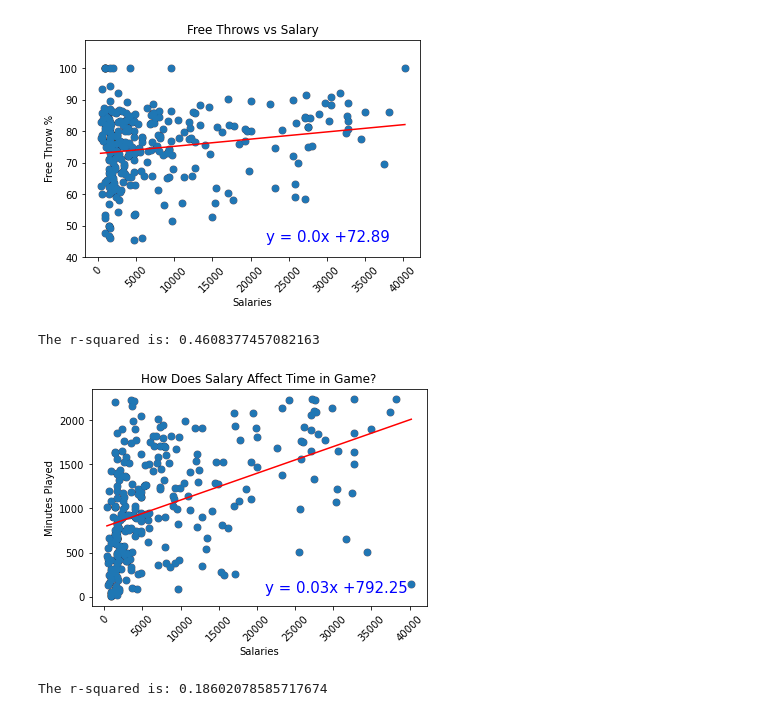
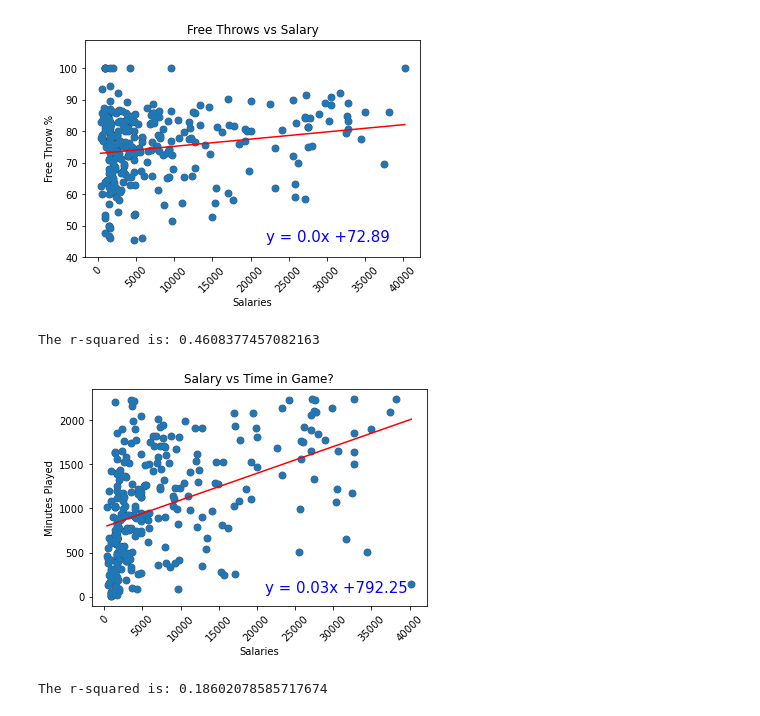
Before and after one commit to brentgarbe/Group6Repo, a Jupyter notebook: main.ipynb, the cells around one changed output. Cells and saved outputs as stored; diff of their text form; code cells hidden in the pictures.

```diff
--- a/main.ipynb
+++ b/main.ipynb
@@ -426,20 +447,20 @@ The r-squared is: 0.16385352856860064
 # %%
 play_min = playerdf['MIN']
 
 plt.scatter(sal,play_min, marker="o", color='blue', edgecolors="black",
             s=50, alpha=0.5, cmap="plasma")
 plt.xlabel("Salaries")
 plt.ylabel("Minutes Played")
-plt.title("How Does Salary Affect Time in Game?")
+plt.title("Salary vs Time in Game?")
 
 plt.xticks(np.arange(0, 40001, 5000))
 plt.tick_params(axis ='x', rotation = 45)
 linreg(sal,play_min)
 plt.annotate(line_eq,(21000,45),fontsize=15,color="blue")
 plt.show()
 # %% [output]
 The r-squared is: 0.4608377457082163
-[figure, old version]
+[figure, new version]
 # %%
 play_games = playerdf['GP']
 
```
Also changed, not shown: parts of 6 cells of this notebook, 1 other file.
